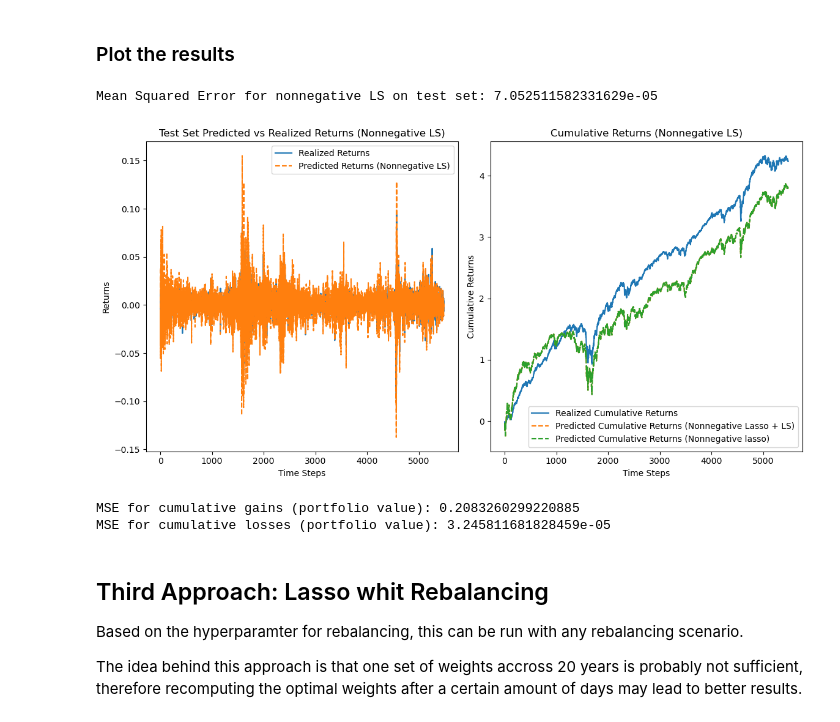
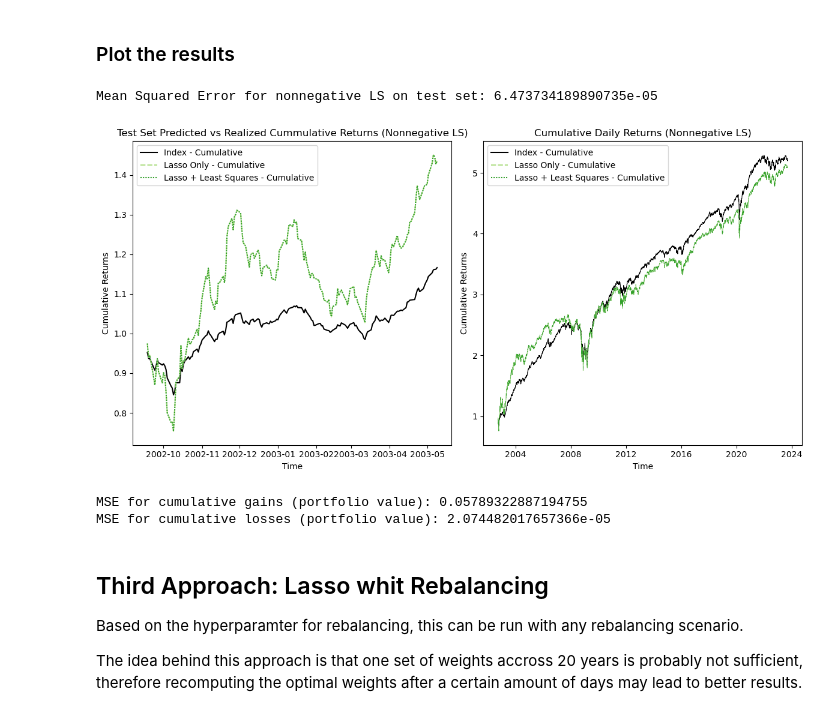
Before and after one commit to alexander-schaller/financial-machine-learning-projects-group2, a Jupyter notebook: Benchmark.ipynb, the cells around one changed output. Cells and saved outputs as stored; diff of their text form; code cells hidden in the pictures.

```diff
--- a/Benchmark.ipynb
+++ b/Benchmark.ipynb
@@ -35,6 +36,8 @@ TOTAL_REBALANCE_DAYS = REBALANCE_PERIOD*LAGGED_PERIODS
 
 # Other
 VERBOSE = False
+
+sns.set_palette(["Black"] + sns.color_palette("Paired")[2:])
 # %% [markdown]
 ## Plotting Parameters
 # %%
@@ -149,12 +162,17 @@ lasso_best = lasso_best / np.sum(lasso_best)
 #Get mean squared error for best alpha
 Y_pred_lasso = np.dot(X_test, lasso_best)
 print(f"Number of selected features: {np.count_nonzero(lasso_best)}")
+zero = np.zeros_like(Y)
+zero[TOTAL_REBALANCE_DAYS:] = Y_pred_lasso
+results["Lasso Only"] = zero
 
 mselb = mean_squared_error(Y_test, Y_pred_lasso)
 print(f"Mean Squared Error for best alpha on test set: {mselb}")
 
 # Calculate the predicted cumulative return
 cum_returns_pred = np.cumsum(Y_pred_lasso)
+zero[TOTAL_REBALANCE_DAYS:] = cum_returns_pred
+results["Lasso Only - Cumulative"] = 1+zero
 
 # Calculate the real cumulative return
 cum_returns_real = np.cumsum(Y[TOTAL_REBALANCE_DAYS:])
@@ -171,4 +189,10 @@ print("MSE for cumulative losses (portfolio value):", mse_losses)
 
 # Calculate the drawdown for test set as before
 drawdown_test = compute_rel_drawdown(cum_returns_pred)
+
+metrics["Lasso Only"]["Tracking Error"] = np.std(cum_returns_pred - cum_returns_real)
+metrics["Lasso Only"]["Relative Drawdown"] = drawdown_test
+metrics["Lasso Only"]["T-Costs"] = implied_t_costs(lasso_best, 0, ABS_TCOSTS, REL_TCOSTS)
+
+print("Tracking Error is: ", np.std(cum_returns_pred - cum_returns_real))
 # %% [output]
@@ -227,56 +250,63 @@ LS_coeff[selected_indices][coefficients_ls != 0] = coefficients_ls[coefficients_
 LS_coeff = LS_coeff / np.sum(LS_coeff)
 
 #get mean squared error for best alpha
+zero = np.zeros_like(Y)
 Y_pred_LS = np.dot(X_test, LS_coeff)
+zero[TOTAL_REBALANCE_DAYS:] = Y_pred_LS
+results["Lasso + Least Squares"] = zero
 
 # Calculate the predicted cumulative return for nonnegative LS
 cum_returns_LS = np.cumsum(Y_pred_LS)
+zero[TOTAL_REBALANCE_DAYS:] = cum_returns_LS
+results["Lasso + Least Squares - Cumulative"] = 1 + zero
+
+# Store Metrics
+metrics["Lasso + Least Squares"]["Tracking Error"] = np.std(cum_returns_LS - cum_returns_real)
+metrics["Lasso + Least Squares"]["Relative Drawdown"] = compute_rel_drawdown(cum_returns_LS)
+metrics["Lasso + Least Squares"]["T-Costs"] = implied_t_costs(LS_coeff, 0, ABS_TCOSTS, REL_TCOSTS)
 # %% [markdown]
 ### Plot the results
 # %%
 # Evaluate the performance of the nonnegative LS model
 msel_ls = mean_squared_error(Y_test, Y_pred_LS)
 print(f"Mean Squared Error for nonnegative LS on test set: {msel_ls}")
 
 plt.figure(figsize=(12, 6))
 
 # Plot realized and predicted returns
 plt.subplot(1, 2, 1)
-plt.plot(Y_test, label='Realized Returns')
-plt.plot(Y_pred_LS, label='Predicted Returns (Nonnegative LS)', linestyle='--')
-plt.xlabel('Time Steps')
-plt.ylabel('Returns')
-plt.title('Test Set Predicted vs Realized Returns (Nonnegative LS)')
+sns.lineplot(data=results[["Index - Cumulative", "Lasso Only - Cumulative", "Lasso + Least Squares - Cumulative"]][TOTAL_REBALANCE_DAYS:2*TOTAL_REBALANCE_DAYS+REBALANCE_PERIOD])
+plt.xlabel('Time')
+plt.ylabel('Cumulative Returns')
+plt.title('Test Set Predicted vs Realized Cummulative Returns (Nonnegative LS)')
 plt.legend()
 
 # Plot cumulative returns for realized and predicted
 plt.subplot(1, 2, 2)
-plt.plot(cum_returns_real, label='Realized Cumulative Returns')
-plt.plot(cum_returns_LS, label='Predicted Cumulative Returns (Nonnegative Lasso + LS)', linestyle='--')
-plt.plot(cum_returns_pred, label='Predicted Cumulative Returns (Nonnegative lasso)', linestyle='--')
-plt.xlabel('Time Steps')
+sns.lineplot(data=results[["Index - Cumulative", "Lasso Only - Cumulative", "Lasso + Least Squares - Cumulative"]][TOTAL_REBALANCE_DAYS:], linewidth=0.7)
+plt.xlabel('Time')
 plt.ylabel('Cumulative Returns')
-plt.title('Cumulative Returns (Nonnegative LS)')
+plt.title('Cumulative Daily Returns (Nonnegative LS)')
 plt.legend()
 
 # Adjust layout to prevent overlap
 plt.tight_layout()
 plt.show()
 
 pred_gains_LS = np.maximum(0, cum_returns_LS)
 pred_losses_LS = np.minimum(0, cum_returns_LS)
 
 # Calculate MSE for gains and losses
 mse_gains_LS = mean_squared_error(gains, pred_gains_LS)
 mse_losses_LS = mean_squared_error(losses, pred_losses_LS)
 
 print("MSE for cumulative gains (portfolio value):", mse_gains_LS)
 print("MSE for cumulative losses (portfolio value):", mse_losses_LS)
 # %% [output]
-Mean Squared Error for nonnegative LS on test set: 7.052511582331629e-05
+Mean Squared Error for nonnegative LS on test set: 6.473734189890735e-05
-[figure, old version]
+[figure, new version]
-MSE for cumulative gains (portfolio value): 0.2083260299220885
-MSE for cumulative losses (portfolio value): 3.245811681828459e-05
+MSE for cumulative gains (portfolio value): 0.05789322887194755
+MSE for cumulative losses (portfolio value): 2.074482017657366e-05
 # %% [markdown]
 ## Third Approach: Lasso whit Rebalancing
 
```
Also changed, not shown: parts of 20 cells of this notebook.
